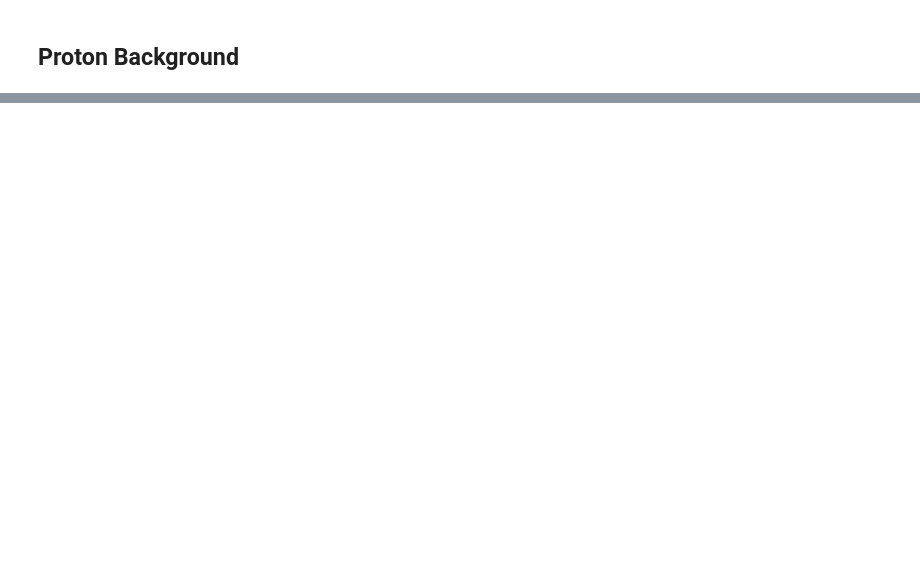
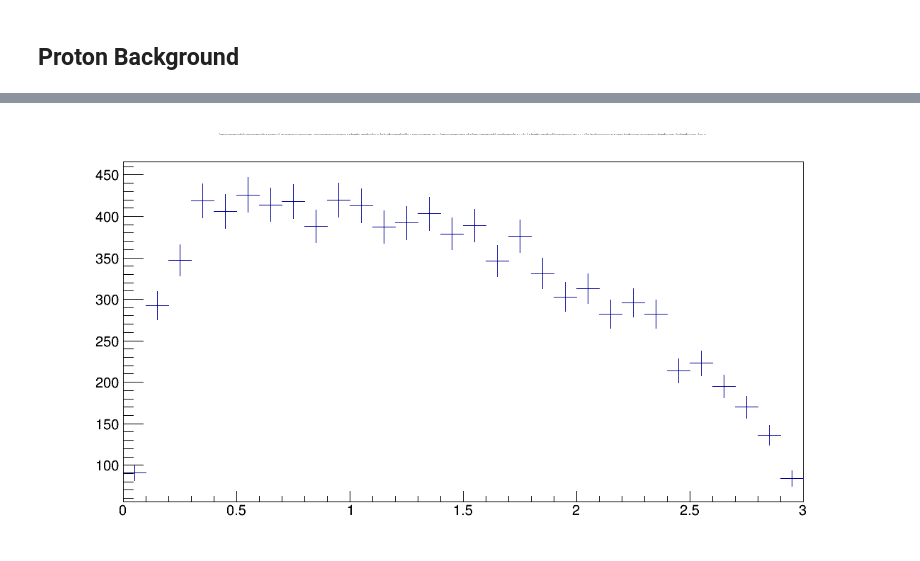
Before and after one commit to jdbrice/ipyLog, a Jupyter notebook: Rcp/urqmd/P_Corrections.ipynb, the cells around one changed output, grey strips where cells are left out. Cells and saved outputs as stored; diff of their text form; code cells hidden in the pictures; blank space fills up the shorter version.

```diff
--- a/Rcp/urqmd/P_Corrections.ipynb
+++ b/Rcp/urqmd/P_Corrections.ipynb
@@ -93,0 +109,6 @@ can
+# %%
+mc.Draw( "StMiniMcEvent.mMatchedPairs.mDcaGl>>hDcaPNBack(30, 0, 3.0)", "(StMiniMcEvent.mMatchedPairs.mParentGeantId==13 || StMiniMcEvent.mMatchedPairs.mParentGeantId==14) && " + pid + " && " + dedx + " && " + fit + " && " + fitr + " && " + ptr + " && " + rm + " && " + vR )
+R.gPad.SetLogy(0)
+can
+# %% [output]
+[figure, added]
```
Also changed, not shown: parts of 14 cells of this notebook, 5 other files.
